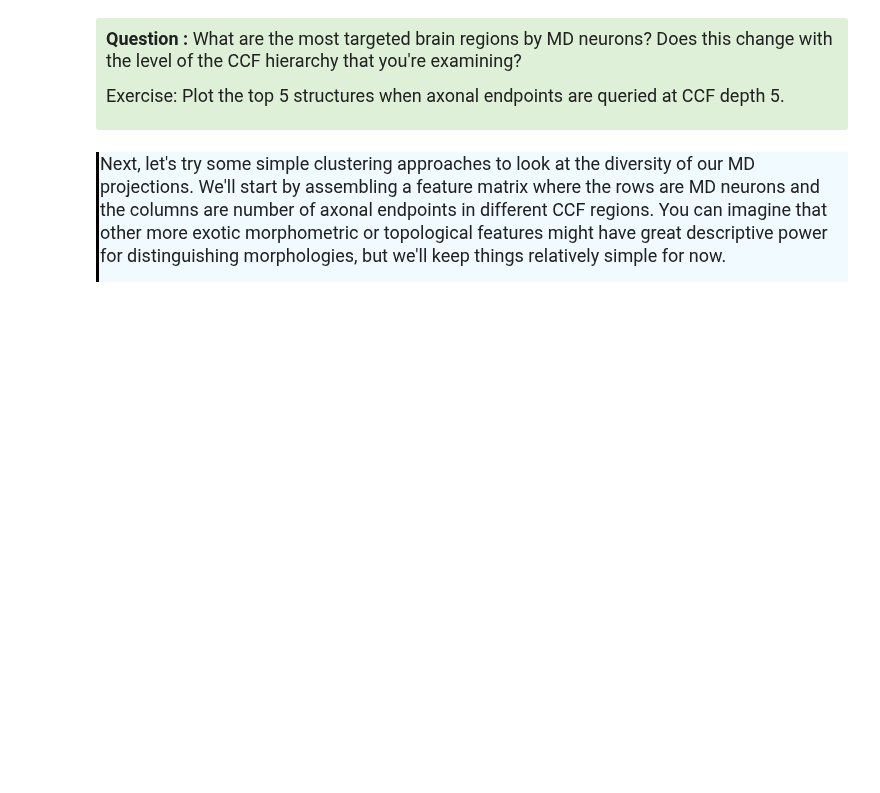
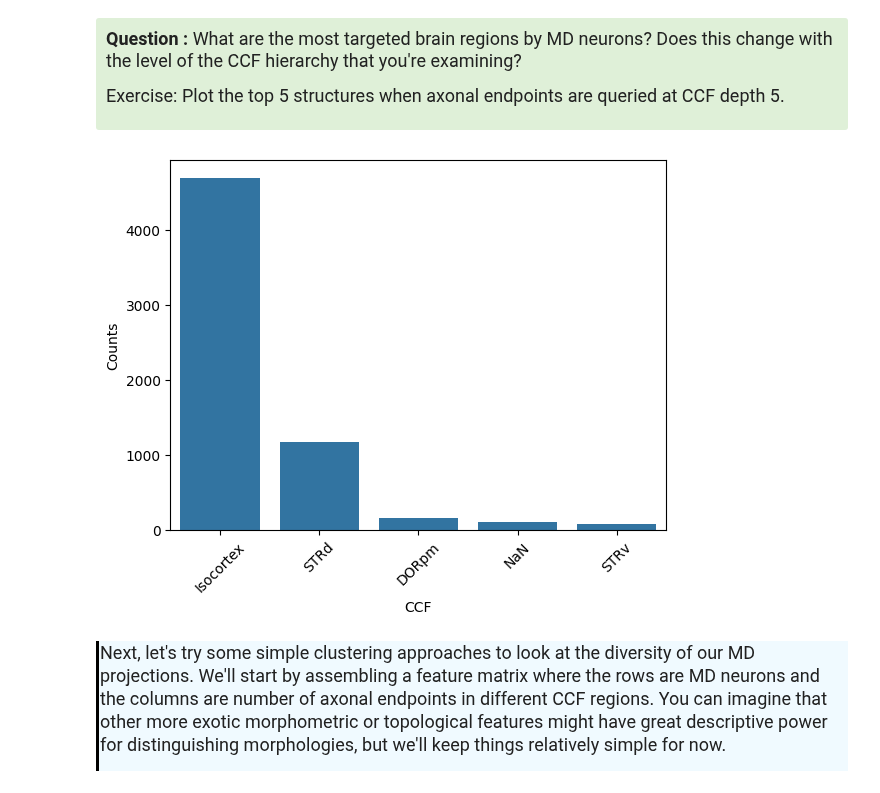
Before and after one commit to JEElsner/SWDB_2024_Anatomy, a Jupyter notebook: code/Notebook 1 - LM.ipynb, the cells around one changed output. Saved outputs shown, nothing was run; the diff lists cells and outputs as text; code cells hidden in the pictures; blank space fills up the shorter version.

```diff
--- a/code/Notebook 1 - LM.ipynb
+++ b/code/Notebook 1 - LM.ipynb
@@ -476,12 +468,13 @@ import k3d
 ccf_ids_list = list()
 for skel in skels_subset:
     ccf_ids_list.extend(
-        get_ccf_ids(ccf_atlas,
+        get_ccf_ids(
+            ccf_atlas,
             skel,
-            compartment_type=1, depth = 3
+            compartment_type=1, depth=3
         )
     )
-int_list = [int(i) for i in ccf_ids_list] #can't use this becausee it has very large numbers
+int_list = [int(i) for i in ccf_ids_list]  #can't use this becausee it has very large numbers
 
 #map this to a set of colors
 
@@ -600,19 +597,21 @@ Exercise: Plot the top 5 structures when axonal endpoints are queried at CCF dep
 # %%
 ## Answer
 ## (the point of this exercise is that dorsal striatum (or caudoputamen, CP above) might appear to be the most targeted structure
 ## at the full depth level, but actually there are many many more cortical projections, they're just distributed between different
 ## regions of the isocortex
 
 #re-run the code above with a new depth and number_of_structures_to_plot. both changes highlighted with comments below
 axon_endpoints_ccf = list()
 for skel in skels_subset:
-    axon_endpoints_ccf.extend(get_ccf_ids(skel, compartment_type=2, vertex_type="end_points", depth=5)) ### depth here
+    axon_endpoints_ccf.extend(get_ccf_ids(ccf_atlas, skel, compartment_type=2, vertex_type="end_points", depth=5)) ### depth here
 
 number_of_structures_to_plot = 5 ### number of structures here
 ids, cnts = np.unique(axon_endpoints_ccf, return_counts=True)
 total_endpoints = pd.DataFrame({"CCF": [id_to_acronym[ccf_id] for ccf_id in ids], "Counts":cnts})
 sns.barplot(total_endpoints.sort_values("Counts", ascending = False).head(number_of_structures_to_plot),x = "CCF",y = "Counts")
 plt.xticks(rotation=45);
+# %% [output]
+[figure, added]
 # %% [markdown]
 <div style="border-left: 3px solid #000; padding: 1px; padding-left: 10px; background: #F0FAFF; ">
 
```
Also changed, not shown: parts of 19 cells of this notebook, 1 other file.
